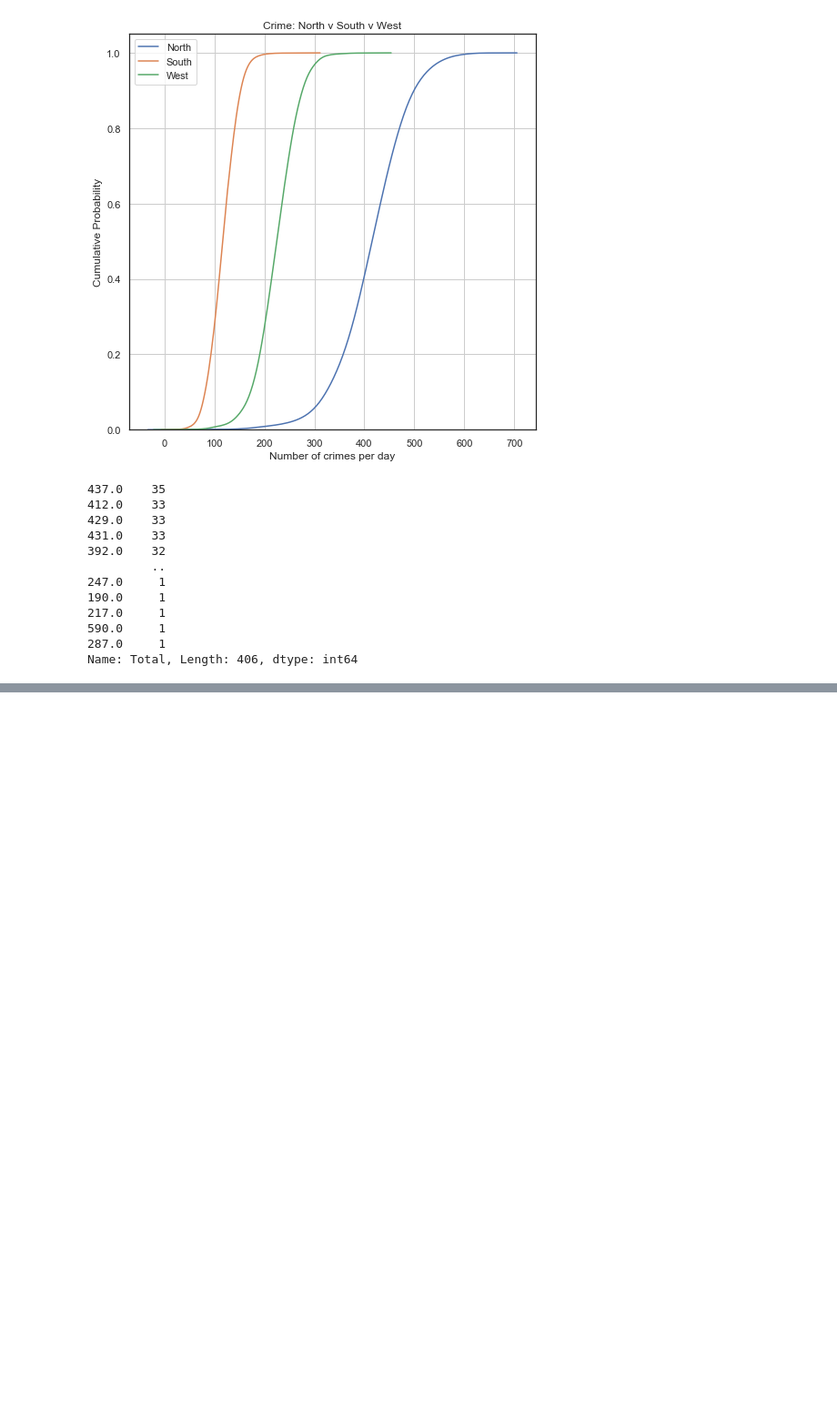
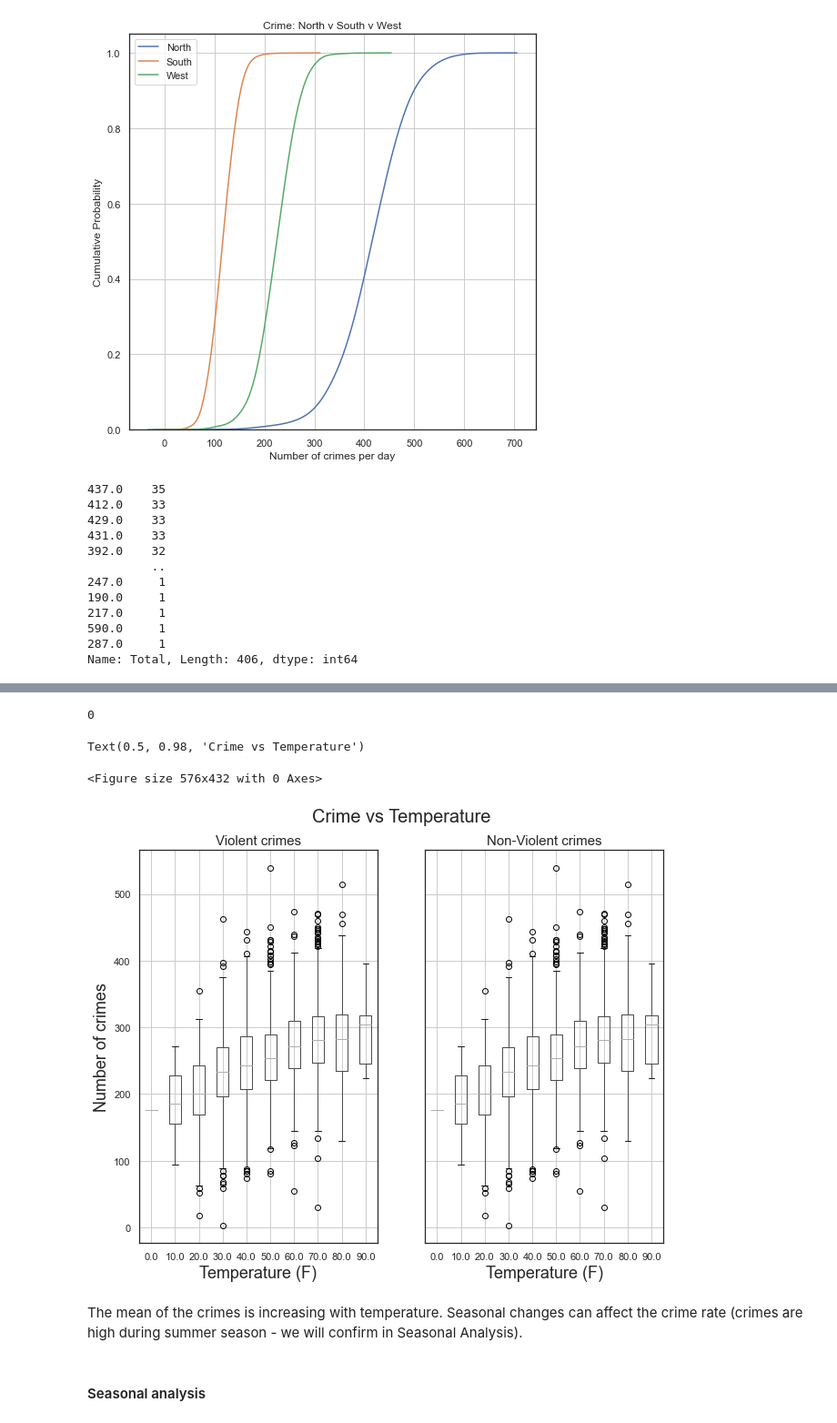
Before and after one commit to hongson6/Crime-in-Philadelphia, a Jupyter notebook: Crime/crimeDataAnalysis.ipynb, the cells around one changed output, grey strips where cells are left out. Shown at 91% size. Saved outputs shown, nothing was run; the diff lists cells and outputs as text; code cells hidden in the pictures; blank space fills up the shorter version.

Commit message:
Add Weather Analysis and additional documents

```diff
--- a/Crime/crimeDataAnalysis.ipynb
+++ b/Crime/crimeDataAnalysis.ipynb
@@ -788,0 +801,40 @@ Name: Total, Length: 406, dtype: int64
+# %%
+weather_crime_data = crimeData.merge(weather, how="left", left_on = "Dispatch_Date", right_on="Date")
+# %%
+# check if everything is filled in
+weather_crime_data[weather_crime_data.Date.isna()].Date.count()
+# %% [output]
+0
+# %%
+# Binned Temperature
+weather_crime_data.loc[weather_crime_data['UCR_General'] > 800, 'Type'] = 'Non-Violent'
+weather_crime_data.loc[weather_crime_data['UCR_General'] < 800, 'Type'] = 'Violent'
+# %%
+weather.index = weather.Date
+# %%
+non_violent_gb = weather_crime_data[weather_crime_data['Type'] == "Non-Violent"].groupby('Date')['Dc_Key'].agg(len)
+violent_gb = weather_crime_data[weather_crime_data['Type'] == "Non-Violent"].groupby('Date')['Dc_Key'].agg(len)
+
+ts = pd.DataFrame({'Violent':violent_gb,
+                   'Non-Violent':non_violent_gb,
+                   'Binned temperature':weather['Avg Temp.']//10.*10
+                   })
+# %%
+plt.figure(figsize=(8,6))
+ax = ts.boxplot(['Violent','Non-Violent'],by='Binned temperature', figsize=(10,8))
+ax[0].set_ylabel('Number of crimes',fontsize=18)
+ax[0].set_xlabel('Temperature (F)',fontsize=18)
+ax[0].set_title('Violent crimes',fontsize=15)
+
+ax[1].set_xlabel('Temperature (F)',fontsize=18)
+ax[1].set_title('Non-Violent crimes',fontsize=15)
+
+plt.suptitle('Crime vs Temperature',fontsize=20)
+# %% [output]
+Text(0.5, 0.98, 'Crime vs Temperature')
+<Figure size 576x432 with 0 Axes>
+[figure, added]
+# %% [markdown]
+The mean of the crimes is increasing with temperature. Seasonal changes can affect the crime rate (crimes are high during summer season - we will confirm in Seasonal Analysis).
+# %% [markdown]
+#### Seasonal analysis
```
Also changed, not shown: parts of 14 cells of this notebook, 2 other files.
